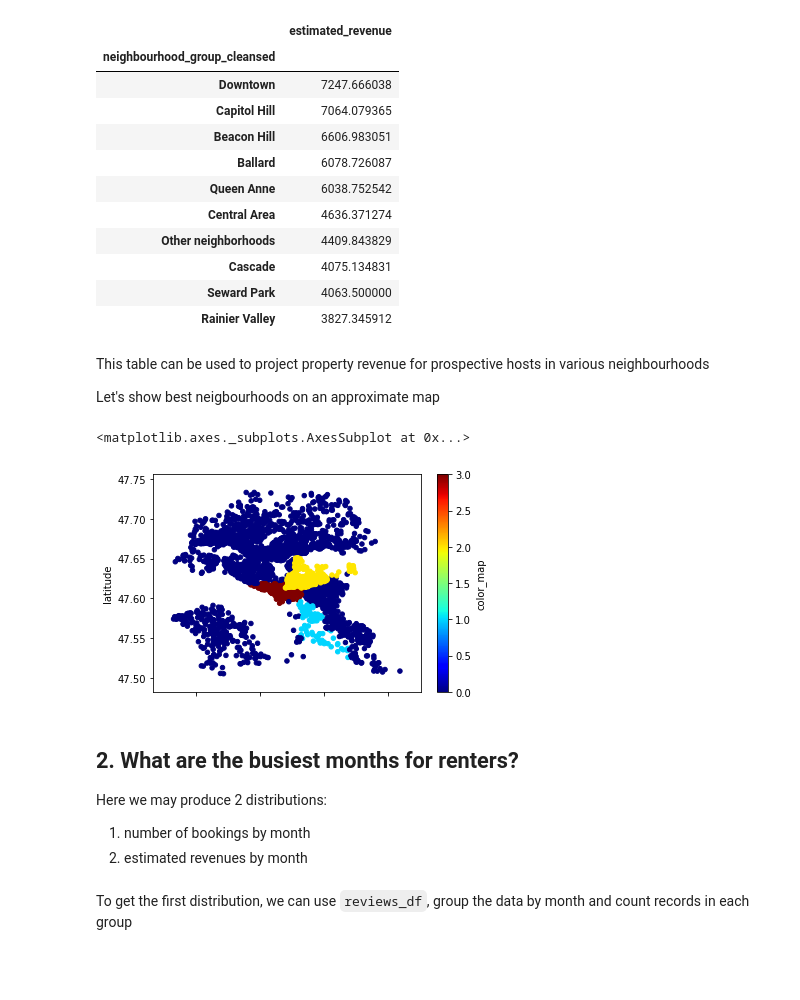
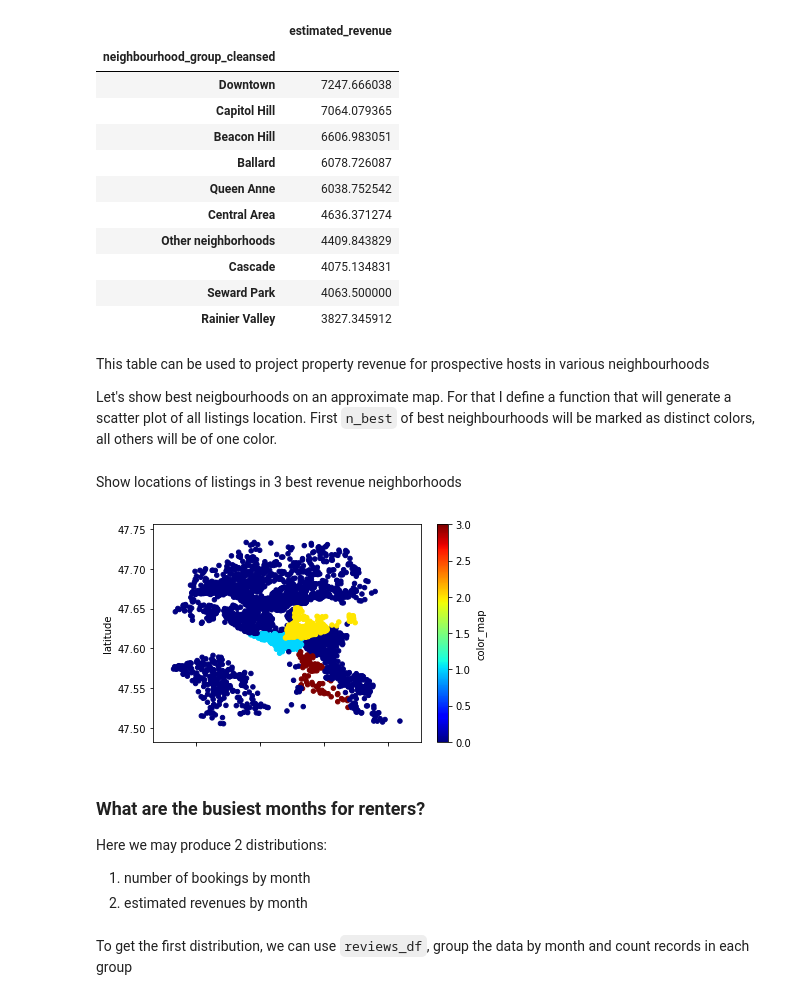
Before and after one commit to barkas62/data_scientist_project1, a Jupyter notebook: airbnb_data_analysis.ipynb, the cells around one changed output. Drawn from its saved outputs; the diff is of its cells as text; code cells hidden in the pictures; blank space fills up the shorter version.

```diff
--- a/airbnb_data_analysis.ipynb
+++ b/airbnb_data_analysis.ipynb
@@ -231,4 +283,4 @@ best_neighbourhoods_for_hosts.head(10)
 This table can be used to project property revenue for prospective hosts in various neighbourhoods
 
 
-Let's show best neigbourhoods on an approximate map
+Let's show best neigbourhoods on an approximate map. For that I define a function that will generate a scatter plot of all listings location. First `n_best` of best neighbourhoods will be marked as distinct colors, all others will be of one color.
@@ -249,15 +287,49 @@ def color_map(row):
+# %%
+# Color Mapping function: neighbourhood_group_cleansed --> color index
+def color_map(row):
+    '''
+    INPUT:
+    row - dataframe row containing 'neighbourhood_group_cleansed', which needs to be mapped
+
+    GLOBALLY DEFINED VARIABLES:
+    n_best - number of best neighborhoods we want to stand out in color
+    best_neighbourhoods_for_hosts - neighborhoods sorted by estimated_revenue
+
+    OUTPUT:
+    index in colormap
+    '''
+    neib = row['neighbourhood_group_cleansed']
+
+    for i in range(n_best):
+        if neib == best_neighbourhoods_for_hosts.index[i]:
+            return i+1  # neib is (i+1)-th best neighbourhood
+
+    return 0
 # %%
-# Copy necessary columns
-to_plot = listings_df[['neighbourhood_group_cleansed', 'longitude', 'latitude']].copy()
-# Create a new column with a colormap
-to_plot['color_map'] = to_plot.apply(color_map, axis='columns')
+def plot_best_neighborhoods(listings_df, n_best):
+    '''
+    INPUT:
+    listings_df - dataframe row containing all listings
+    n_best - number of best neighborhoods we want to stand out in color
 
-to_plot.plot.scatter(x='longitude', y='latitude', c='color_map', colormap='jet');
+    OUTPUT:
+    None; the scatter plot of linting locations will be displayed
+    '''
+    # Copy necessary columns to a temp DataFrame
+    to_plot = listings_df[['neighbourhood_group_cleansed', 'longitude', 'latitude']].copy()
+    # Create a new column with a colormap
+    to_plot['color_map'] = to_plot.apply(color_map, axis='columns')
+
+    to_plot.plot.scatter(x='longitude', y='latitude', c='color_map', colormap='jet')
-# %% [output]
-<matplotlib.axes._subplots.AxesSubplot at 0x...>
-[figure, removed]
+# %% [markdown]
+Show locations of listings in 3 best revenue neighborhoods
+# %%
+n_best = 3
+plot_best_neighborhoods(listings_df, n_best)
+# %% [output]
+[figure, added]
 # %% [markdown]
-## 2. What are the busiest months for renters?
+### What are the busiest months for renters?
 
 Here we may produce 2 distributions:
 1. number of bookings by month
```
Also changed, not shown: parts of 49 cells of this notebook.
